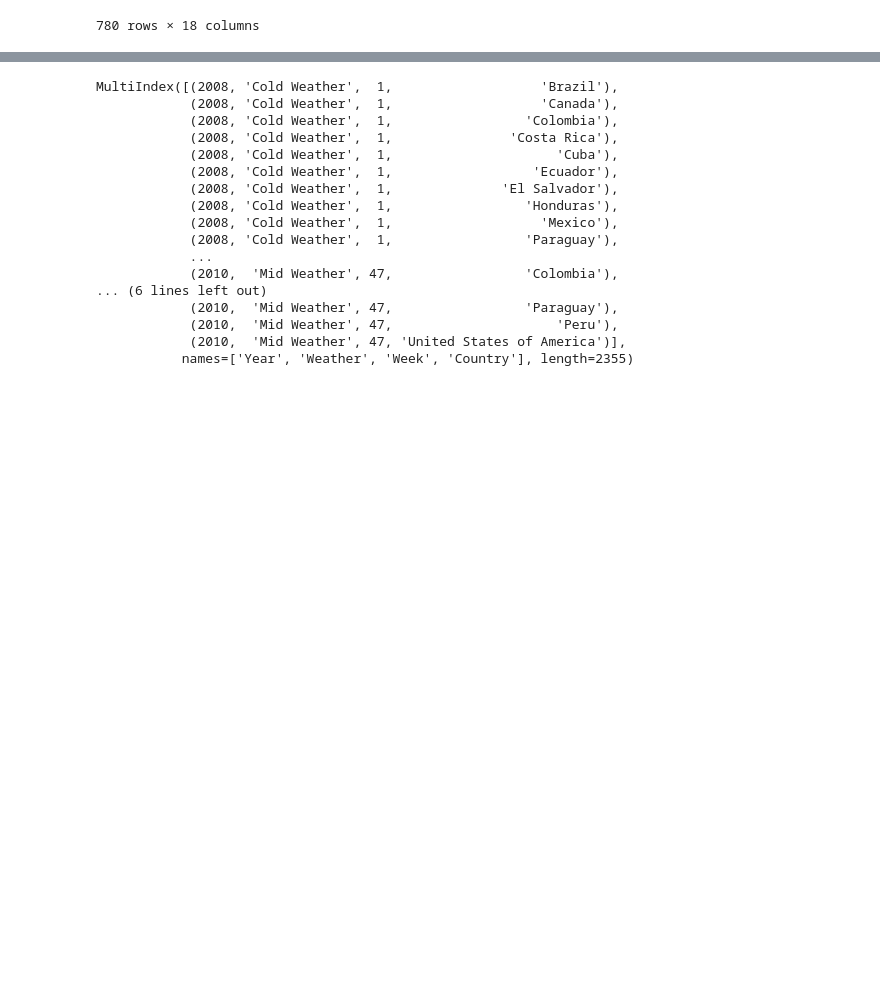
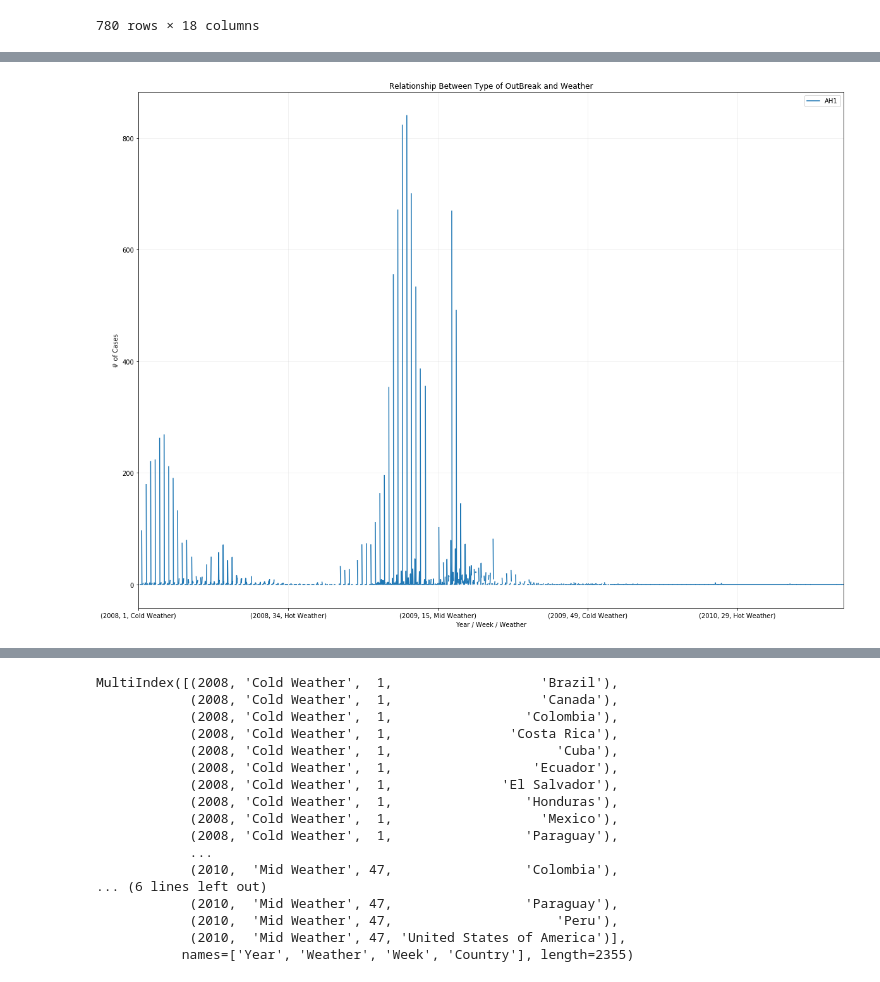
Before and after one commit to kgremillion/Analyzing_Pandemics, a Jupyter notebook: Data/Reading and Analyzing Data N1H1 America Region.ipynb.ipynb, the cells around one changed output, grey strips where cells are left out. Cells and saved outputs as stored; diff of their text form; code cells hidden in the pictures; blank space fills up the shorter version.

```diff
--- a/Data/Reading and Analyzing Data N1H1 America Region.ipynb.ipynb
+++ b/Data/Reading and Analyzing Data N1H1 America Region.ipynb.ipynb
@@ -84,0 +194,5 @@ Data2008_flu
+# %%
+#creating a data frame only for H1 to plot it.
+
+ah1_flu_df = influenza_data[['Year','Weather','Week','Country','AH1']]
+ah1_flu_df
@@ -84,0 +213,6 @@ Data2008_flu
+# %%
+#removing default index and stablishing year / week and weather as index
+
+ah1_flu_df.pivot_table(index =['Year', 'Week', 'Weather'], values=['AH1'], columns='Country', aggfunc='sum')
+ah1_pivot_index = ah1_flu_df.set_index(['Year', 'Week', 'Weather']).sort_index()
+ah1_pivot_index
@@ -85 +234,16 @@ Data2008_flu
+# %%
+#plotting ah1 pivot table
+
+ah1_pivot_index.plot(figsize=(20,15))
+
+#formating the graph
+plt.title('Relationship Between Type of OutBreak and Weather')
+plt.ylabel('# of Cases')
+plt.xlabel('Year / Week / Weather')
+plt.grid(alpha=0.2)
+
+
+plt.savefig('output_graphs/AH1 and Weather.png')
+# %% [output]
+[figure, added]
 # %%
```
Also changed, not shown: parts of 26 cells of this notebook, 6 other files.
